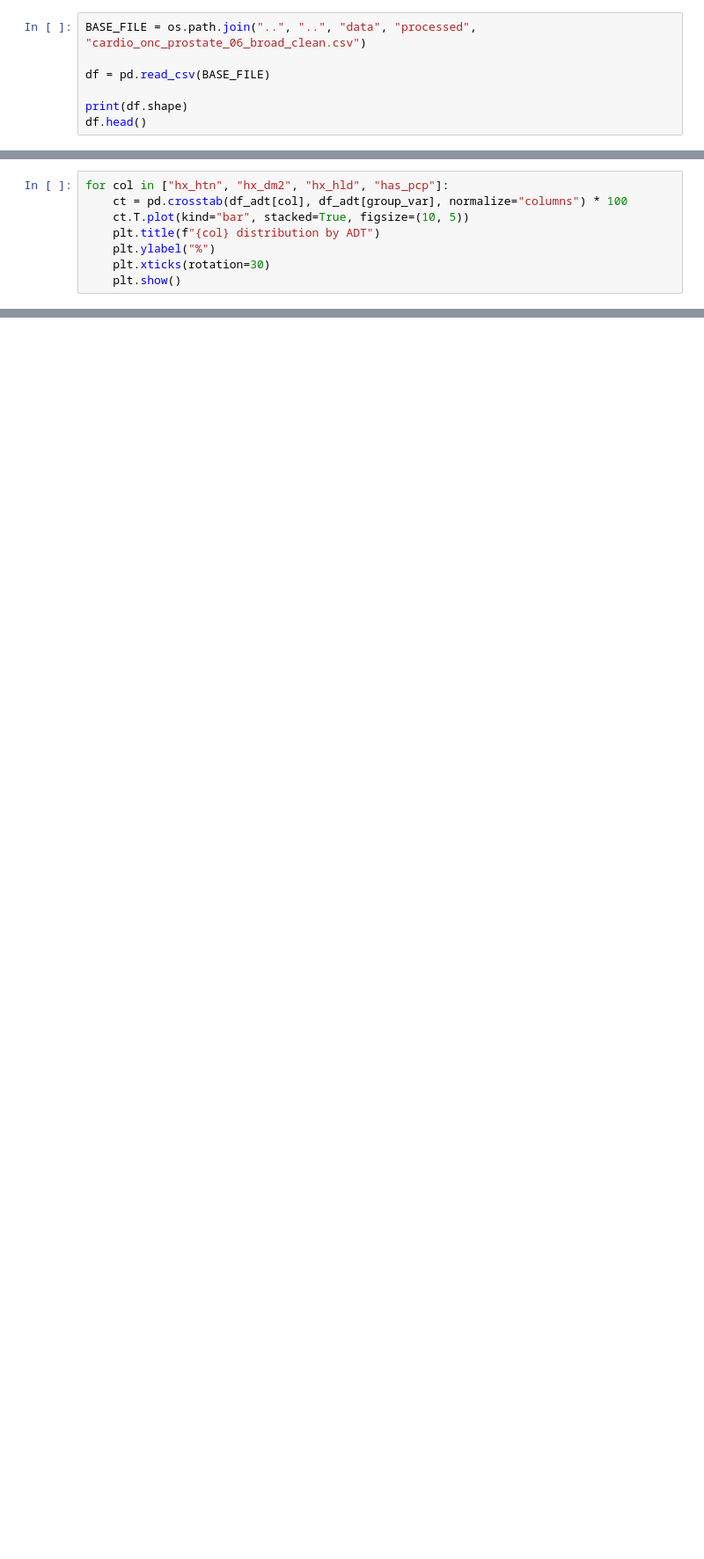
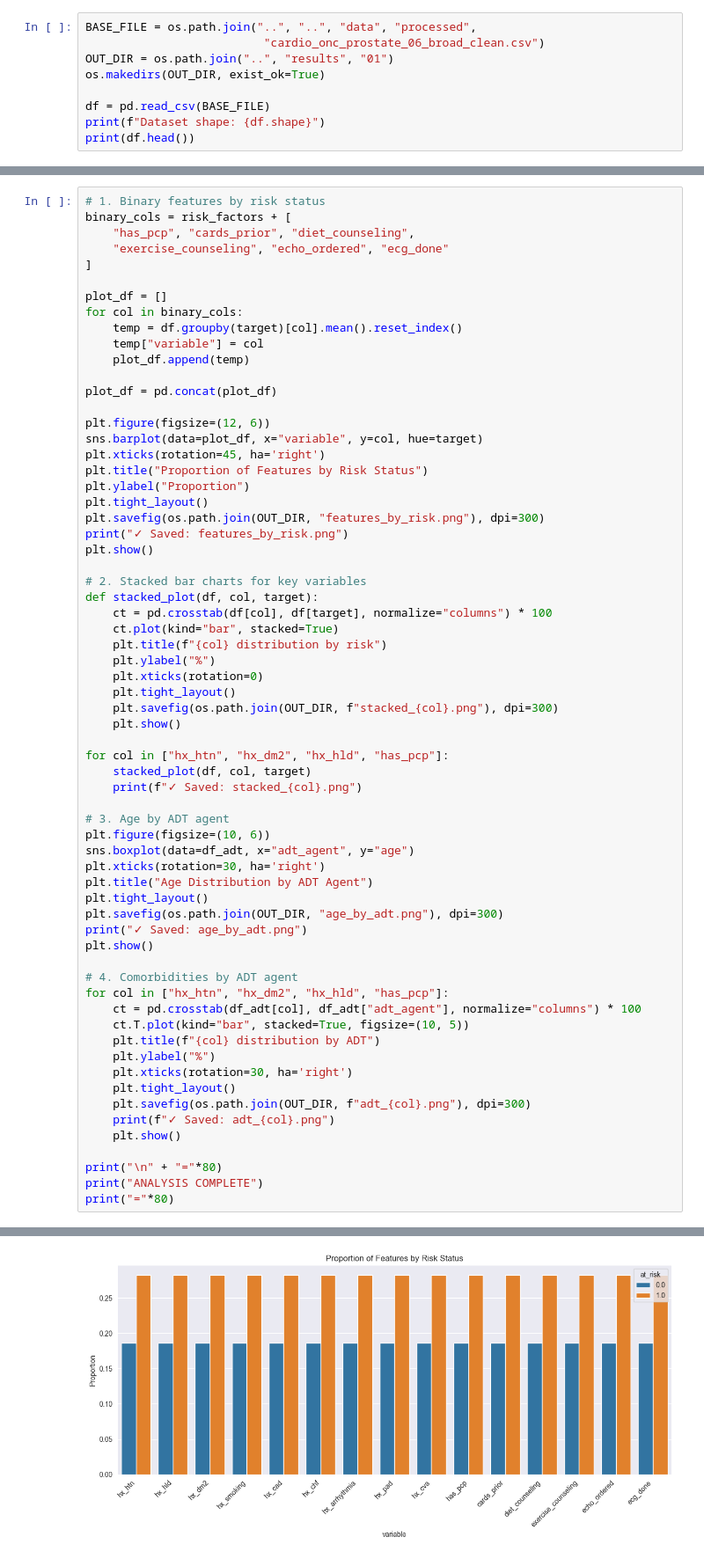
Before and after one commit to kstatham402/170A_Capstone_Project, a Jupyter notebook: notebooks/clinical_insights/01_baseline_characteristics.ipynb, the cells around one changed output, grey strips where cells are left out. Shown at 88% size. Drawn from its saved outputs; the diff is of its cells as text; blank space fills up the shorter version.

Commit message:
Cleaned Q1-3 results

```diff
--- a/notebooks/clinical_insights/01_baseline_characteristics.ipynb
+++ b/notebooks/clinical_insights/01_baseline_characteristics.ipynb
@@ -135,9 +129,11 @@ import matplotlib.pyplot as plt
 from scipy import stats
 # %%
-BASE_FILE = os.path.join("..", "..", "data", "processed", "cardio_onc_prostate_06_broad_clean.csv")
+BASE_FILE = os.path.join("..", "..", "data", "processed",
+                          "cardio_onc_prostate_06_broad_clean.csv")
+OUT_DIR = os.path.join("..", "results", "01")
+os.makedirs(OUT_DIR, exist_ok=True)
 
 df = pd.read_csv(BASE_FILE)
-
-print(df.shape)
-df.head()
+print(f"Dataset shape: {df.shape}")
+print(df.head())
 # %% [output]
@@ -464,8 +459,0 @@ plt.show()
-# %%
-for col in ["hx_htn", "hx_dm2", "hx_hld", "has_pcp"]:
-    ct = pd.crosstab(df_adt[col], df_adt[group_var], normalize="columns") * 100
-    ct.T.plot(kind="bar", stacked=True, figsize=(10, 5))
-    plt.title(f"{col} distribution by ADT")
-    plt.ylabel("%")
-    plt.xticks(rotation=30)
-    plt.show()
@@ -535,0 +460,66 @@ ecg_done
+# %%
+# 1. Binary features by risk status
+binary_cols = risk_factors + [
+    "has_pcp", "cards_prior", "diet_counseling",
+    "exercise_counseling", "echo_ordered", "ecg_done"
+]
+
+plot_df = []
+for col in binary_cols:
+    temp = df.groupby(target)[col].mean().reset_index()
+    temp["variable"] = col
+    plot_df.append(temp)
+
+plot_df = pd.concat(plot_df)
+
+plt.figure(figsize=(12, 6))
+sns.barplot(data=plot_df, x="variable", y=col, hue=target)
+plt.xticks(rotation=45, ha='right')
+plt.title("Proportion of Features by Risk Status")
+plt.ylabel("Proportion")
+plt.tight_layout()
+plt.savefig(os.path.join(OUT_DIR, "features_by_risk.png"), dpi=300)
+print("✓ Saved: features_by_risk.png")
+plt.show()
+
+# 2. Stacked bar charts for key variables
+def stacked_plot(df, col, target):
+    ct = pd.crosstab(df[col], df[target], normalize="columns") * 100
+    ct.plot(kind="bar", stacked=True)
+    plt.title(f"{col} distribution by risk")
+    plt.ylabel("%")
+    plt.xticks(rotation=0)
+    plt.tight_layout()
+    plt.savefig(os.path.join(OUT_DIR, f"stacked_{col}.png"), dpi=300)
+    plt.show()
+
+for col in ["hx_htn", "hx_dm2", "hx_hld", "has_pcp"]:
+    stacked_plot(df, col, target)
+    print(f"✓ Saved: stacked_{col}.png")
+
+# 3. Age by ADT agent
+plt.figure(figsize=(10, 6))
+sns.boxplot(data=df_adt, x="adt_agent", y="age")
+plt.xticks(rotation=30, ha='right')
+plt.title("Age Distribution by ADT Agent")
+plt.tight_layout()
+plt.savefig(os.path.join(OUT_DIR, "age_by_adt.png"), dpi=300)
+print("✓ Saved: age_by_adt.png")
+plt.show()
+
+# 4. Comorbidities by ADT agent
+for col in ["hx_htn", "hx_dm2", "hx_hld", "has_pcp"]:
+    ct = pd.crosstab(df_adt[col], df_adt["adt_agent"], normalize="columns") * 100
+    ct.T.plot(kind="bar", stacked=True, figsize=(10, 5))
+    plt.title(f"{col} distribution by ADT")
+    plt.ylabel("%")
+    plt.xticks(rotation=30, ha='right')
+    plt.tight_layout()
+    plt.savefig(os.path.join(OUT_DIR, f"adt_{col}.png"), dpi=300)
+    print(f"✓ Saved: adt_{col}.png")
+    plt.show()
+
+print("\n" + "="*80)
+print("ANALYSIS COMPLETE")
+print("="*80)
+# %% [output]
@@ -535,0 +527 @@ ecg_done
+[figure, added]
```
Also changed, not shown: parts of 23 cells of this notebook, 11 other files.
